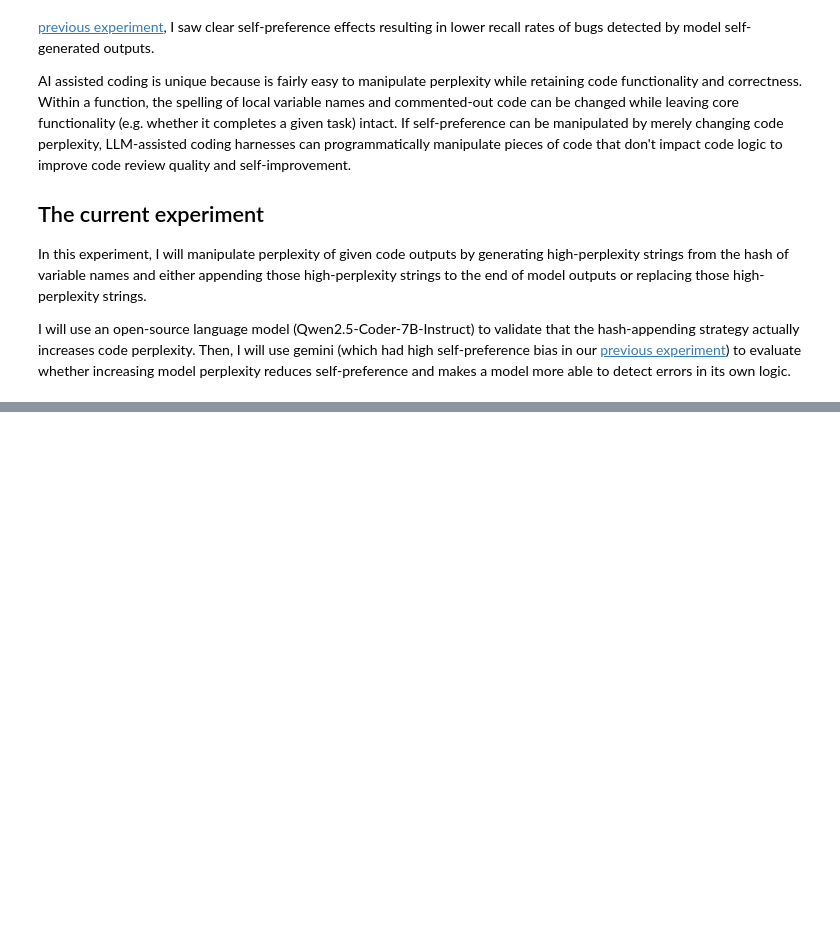
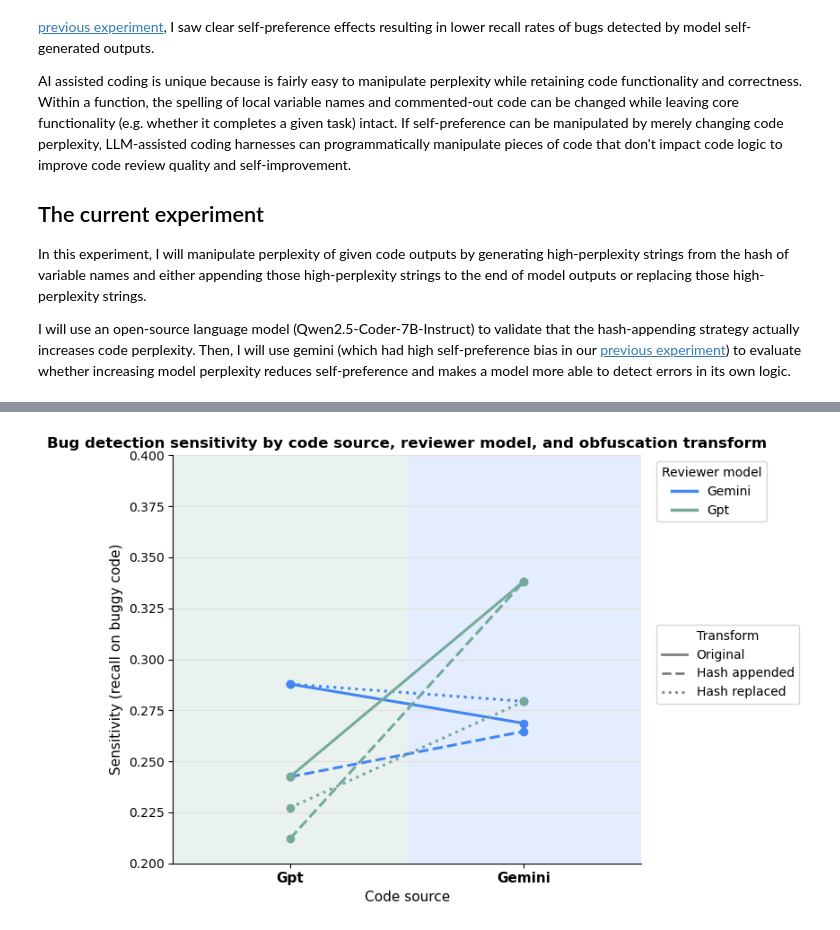
Before and after one commit to clementzach/blog_posts, a Jupyter notebook: variable_obfuscation_self_preference.ipynb, the cells around one changed output, grey strips where cells are left out. Drawn from its saved outputs; the diff is of its cells as text; code cells hidden in the pictures; blank space fills up the shorter version.

```diff
--- a/variable_obfuscation_self_preference.ipynb
+++ b/variable_obfuscation_self_preference.ipynb
@@ -21,0 +237,86 @@ I will use an open-source language model (Qwen2.5-Coder-7B-Instruct) to validate
+# %%
+from matplotlib.lines import Line2D
+
+
+def lighten(hex_color, amount=0.85):
+    """Blend a hex color toward white. amount=0 -> no change, amount=1 -> white."""
+    hex_color = hex_color.lstrip("#")
+    r, g, b = (int(hex_color[i:i + 2], 16) for i in (0, 2, 4))
+    r = r + (255 - r) * amount
+    g = g + (255 - g) * amount
+    b = b + (255 - b) * amount
+    return (r / 255, g / 255, b / 255)
+
+
+TRANSFORM_STYLES = {
+    "original": "-",
+    "hash_append": "--",
+    "hash_replace": ":",
+}
+
+REVIEWER_ORDER = ["gemini", "gpt"]
+SOURCE_ORDER = ["gpt", "gemini"]  # human excluded: too few human bugs (n=2) to be informative
+
+
+def sensitivity_by_reviewer(df: pd.DataFrame) -> pd.DataFrame:
+    valid = df[df["bug_detected"].notna()].copy()
+    valid["bug_detected"] = valid["bug_detected"].astype(bool)
+    valid = valid[~valid["is_correct"]]  # sensitivity = recall on buggy code only
+    return (
+        valid.groupby(["source", "reviewer_model", "transform"])
+        .agg(rate=("bug_detected", "mean"), n=("bug_detected", "size"))
+        .reset_index()
+    )
+
+sensitivity2 = sensitivity_by_reviewer(phase2)
+
+x_pos = {s: i for i, s in enumerate(SOURCE_ORDER)}
+
+fig, ax = plt.subplots(figsize=(8, 5.5))
+
+# Light background band per source column (same brand colors as elsewhere in the post)
+for s in SOURCE_ORDER:
+    ax.axvspan(x_pos[s] - 0.5, x_pos[s] + 0.5, color=lighten(BRAND_COLORS[s]), zorder=0)
+
+# One line per reviewer_model x transform
+for reviewer in REVIEWER_ORDER:
+    for transform, ls in TRANSFORM_STYLES.items():
+        sub = (
+            sensitivity2[(sensitivity2["reviewer_model"] == reviewer) & (sensitivity2["transform"] == transform)]
+            .set_index("source")
+            .reindex(SOURCE_ORDER)
+        )
+        ax.plot(
+            [x_pos[s] for s in SOURCE_ORDER],
+            sub["rate"].values,
+            color=BRAND_COLORS[reviewer],
+            linestyle=ls,
+            marker="o",
+            markersize=6,
+            linewidth=2.2,
+            zorder=3,
+        )
+
+ax.set_xticks(list(x_pos.values()))
+ax.set_xticklabels([s.capitalize() for s in SOURCE_ORDER], fontsize=11, fontweight="bold")
+ax.set_xlim(-0.5, len(SOURCE_ORDER) - 0.5)
+ax.set_ylim(0.2, 0.4)
+ax.set_ylabel("Sensitivity (recall on buggy code)", fontsize=11)
+ax.set_xlabel("Code source", fontsize=11)
+ax.set_title("Bug detection sensitivity by code source, reviewer model, and obfuscation transform", fontsize=12, fontweight="bold")
+style_axes(ax)
+
+model_handles = [Line2D([0], [0], color=BRAND_COLORS[m], lw=2.5, label=m.capitalize()) for m in REVIEWER_ORDER]
+transform_handles = [
+    Line2D([0], [0], color="gray", lw=2, linestyle=ls, label=TRANSFORM_LABELS[t])
+    for t, ls in TRANSFORM_STYLES.items()
+]
+
+legend1 = ax.legend(handles=model_handles, title="Reviewer model", loc="upper left", bbox_to_anchor=(1.02, 1))
+ax.legend(handles=transform_handles, title="Transform", loc="upper left", bbox_to_anchor=(1.02, 0.6))
+ax.add_artist(legend1)
+
+fig.tight_layout()
+plt.show()
+# %% [output]
+[figure, added]
```
Also changed, not shown: parts of 24 cells of this notebook, 8 other files.
